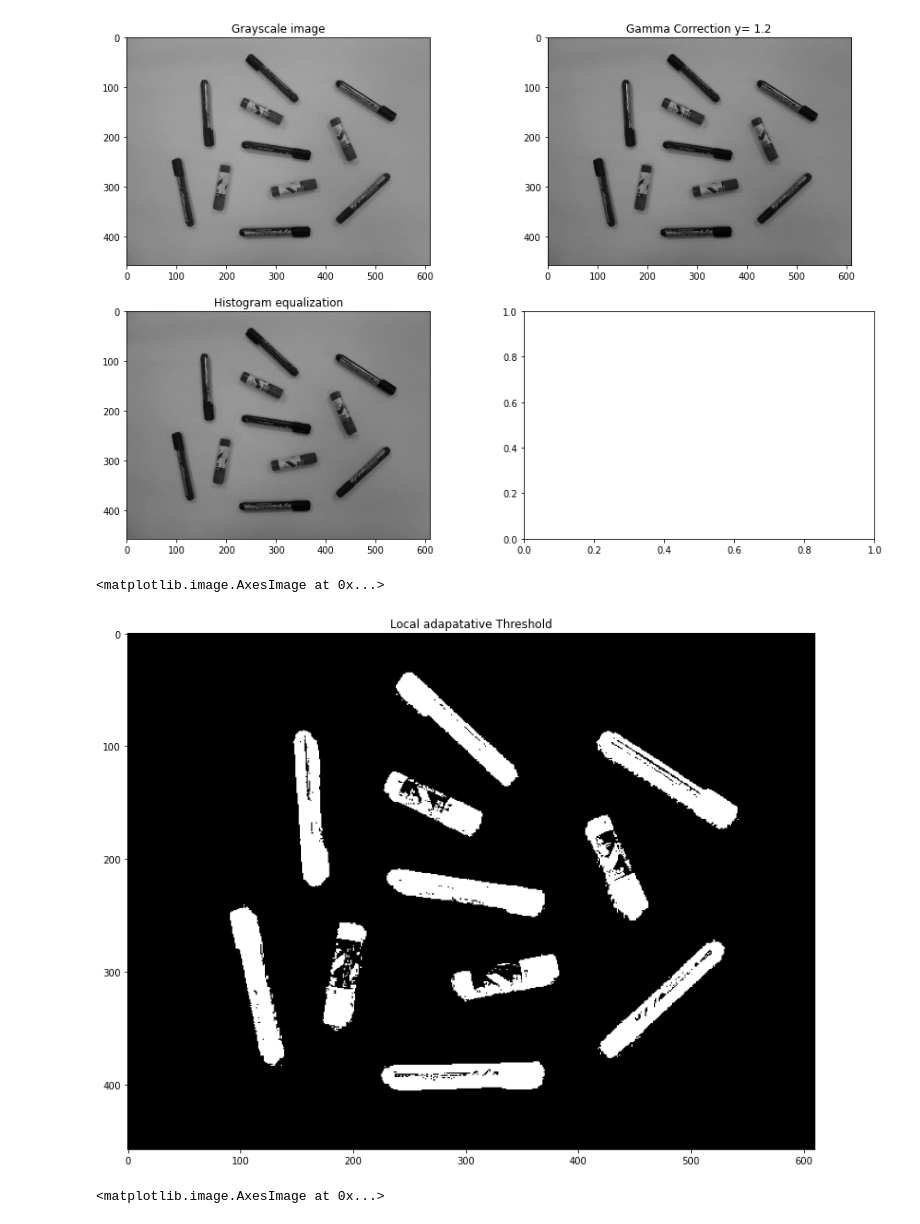
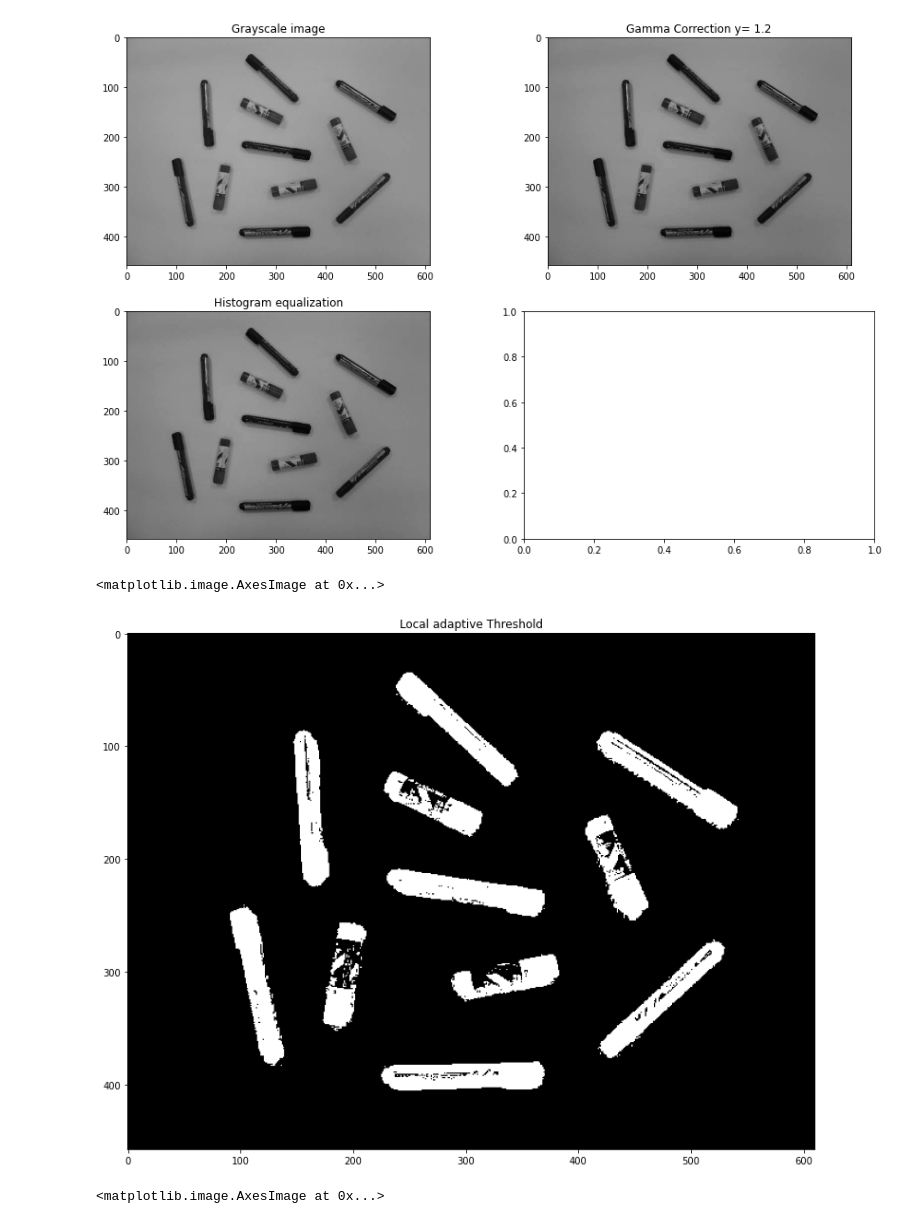
Before and after one commit to hunaynr/PCVK_Genap_2021, a Jupyter notebook: UAS.ipynb, the cells around one changed output. Saved outputs shown, nothing was run; the diff lists cells and outputs as text; code cells hidden in the pictures.

```diff
--- a/UAS.ipynb
+++ b/UAS.ipynb
@@ -115,15 +115,15 @@ plt.imshow(gray_correct, cmap="gray", vmin=0, vmax=255)
 [figure]
 # %%
 f, axarr = plt. subplots(1,1,figsize=(15,10))
-# Local adaptative threshold
+# Local adaptive threshold
 
 thresh = cv.adaptiveThreshold(gray_correct, 255, cv.ADAPTIVE_THRESH_GAUSSIAN_C, cv.THRESH_BINARY, 255, 19)
 thresh = cv.bitwise_not(thresh)
 plt.subplot(111)
-plt.title('Local adapatative Threshold')
+plt.title('Local adaptive Threshold')
 plt.imshow(thresh, cmap="gray", vmin=0, vmax=255)
 # %% [output]
 <matplotlib.image.AxesImage at 0x...>
-[figure, old version]
+[figure, new version]
 # %%
 f, axarr = plt. subplots(1,1,figsize=(15,10))
```
Also changed, not shown: parts of 1 cell of this notebook.
